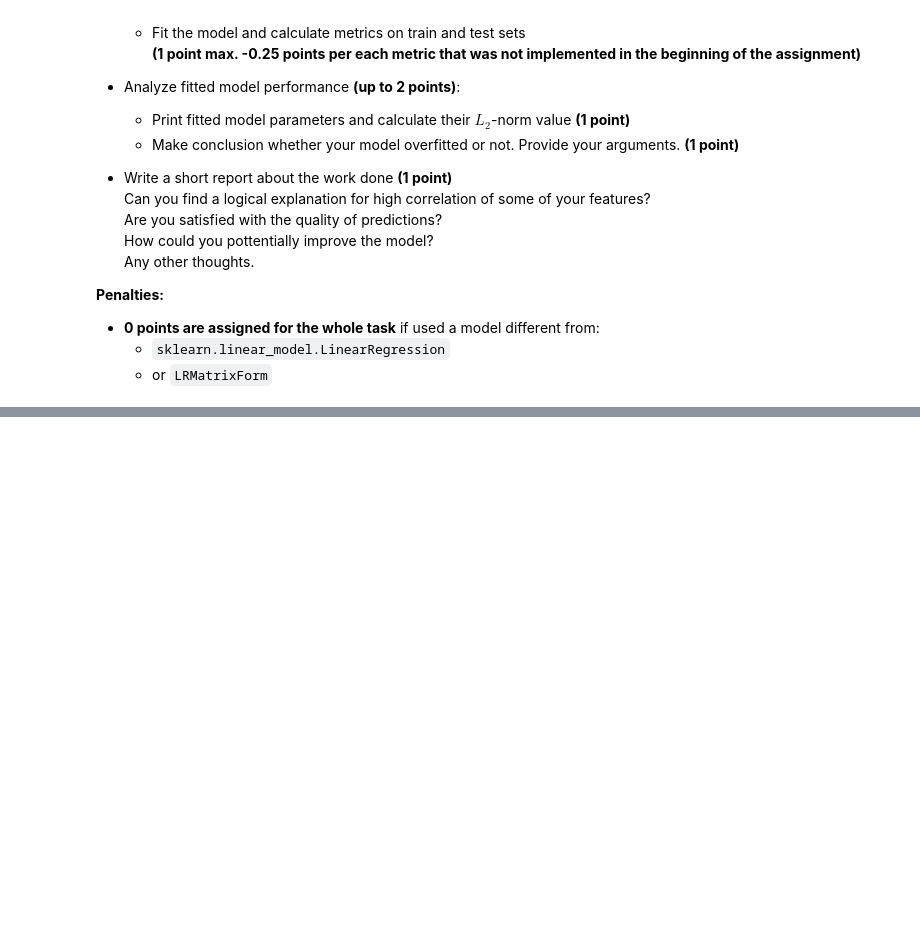
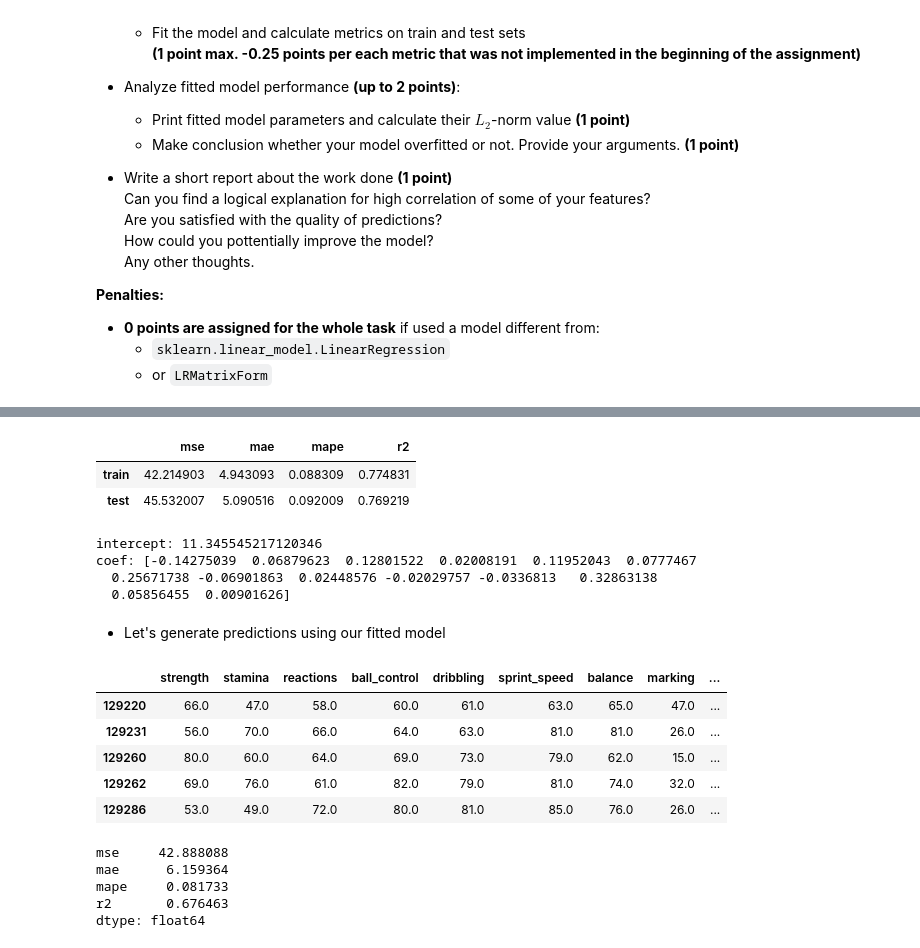
Before and after one commit to AlinaRskv/rs-school-ml-course-2, a Jupyter notebook: linear_regression.ipynb, the cells around one changed output, grey strips where cells are left out. Saved outputs shown, nothing was run; the diff lists cells and outputs as text; code cells hidden in the pictures; blank space fills up the shorter version.

```diff
--- a/linear_regression.ipynb
+++ b/linear_regression.ipynb
@@ -1650,0 +1787,37 @@ Steps you need to follow:
+# %%
+model = LinearRegression(fit_intercept=True)
+fit_and_evaluate(model, x_train, y_train, x_test, y_test)
+# %% [output]
+|  | mse | mae | mape | r2 |
+| train | 42.214903 | 4.943093 | 0.088309 | 0.774831 |
+| test | 45.532007 | 5.090516 | 0.092009 | 0.769219 |
+# %%
+print(f'intercept: {model.intercept_}')
+print(f'coef: {model.coef_}')
+# %% [output]
+intercept: 11.345545217120346
+coef: [-0.14275039  0.06879623  0.12801522  0.02008191  0.11952043  0.0777467
+  0.25671738 -0.06901863  0.02448576 -0.02029757 -0.0336813   0.32863138
+  0.05856455  0.00901626]
+# %% [markdown]
+* Let's generate predictions using our fitted model
+# %%
+check = x_test.head(5).copy()
+check[target] = y_test.head(5)
+check['preds'] = model.predict(check[features])
+check
+# %% [output]
+|  | strength | stamina | reactions | ball_control | dribbling | sprint_speed | balance | marking | ... |
+| 129220 | 66.0 | 47.0 | 58.0 | 60.0 | 61.0 | 63.0 | 65.0 | 47.0 | ... |
+| 129231 | 56.0 | 70.0 | 66.0 | 64.0 | 63.0 | 81.0 | 81.0 | 26.0 | ... |
+| 129260 | 80.0 | 60.0 | 64.0 | 69.0 | 73.0 | 79.0 | 62.0 | 15.0 | ... |
+| 129262 | 69.0 | 76.0 | 61.0 | 82.0 | 79.0 | 81.0 | 74.0 | 32.0 | ... |
+| 129286 | 53.0 | 49.0 | 72.0 | 80.0 | 81.0 | 85.0 | 76.0 | 26.0 | ... |
+# %%
+get_metrics(y_true=check[target], y_pred=check['preds'])
+# %% [output]
+mse     42.888088
+mae      6.159364
+mape     0.081733
+r2       0.676463
+dtype: float64
```
Also changed, not shown: parts of 57 cells of this notebook.
